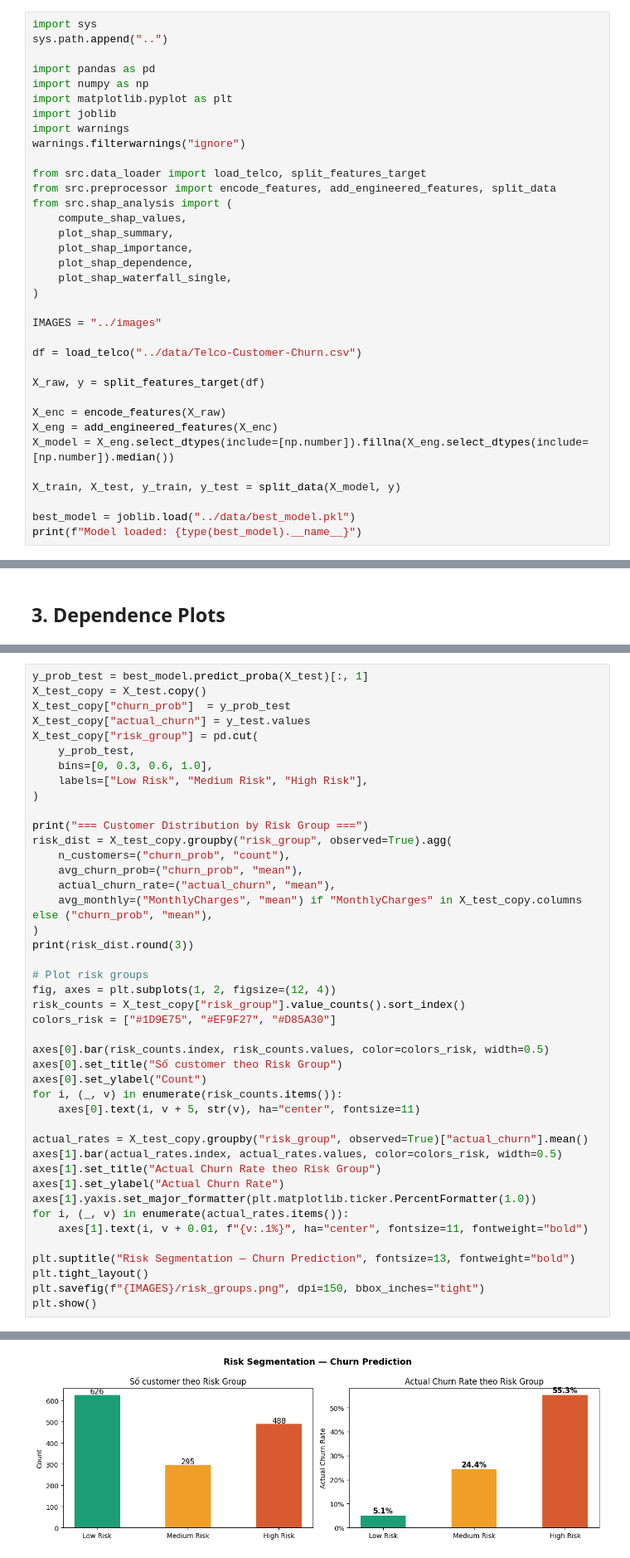
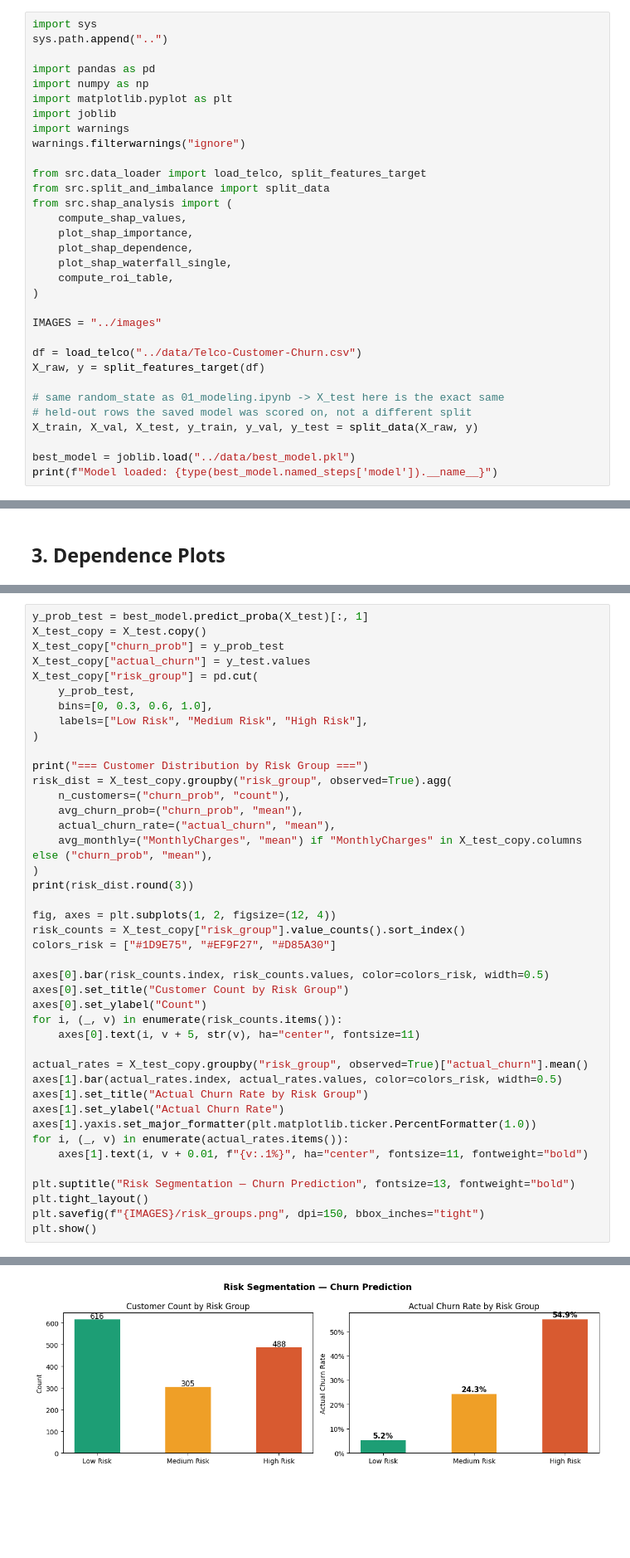
Before and after one commit to NamAnh-dev/Customer-Churn-Prediction, a Jupyter notebook: notebooks/02_shap.ipynb, the cells around one changed output, grey strips where cells are left out. Shown at 83% size. Cells and saved outputs as stored; diff of their text form; blank space fills up the shorter version.

```diff
--- a/notebooks/02_shap.ipynb
+++ b/notebooks/02_shap.ipynb
@@ -14,27 +14,24 @@ import warnings
 warnings.filterwarnings("ignore")
 
 from src.data_loader import load_telco, split_features_target
-from src.preprocessor import encode_features, add_engineered_features, split_data
+from src.split_and_imbalance import split_data
 from src.shap_analysis import (
     compute_shap_values,
-    plot_shap_summary,
     plot_shap_importance,
     plot_shap_dependence,
     plot_shap_waterfall_single,
+    compute_roi_table,
 )
 
 IMAGES = "../images"
 
 df = load_telco("../data/Telco-Customer-Churn.csv")
-
 X_raw, y = split_features_target(df)
 
-X_enc = encode_features(X_raw)
-X_eng = add_engineered_features(X_enc)
-X_model = X_eng.select_dtypes(include=[np.number]).fillna(X_eng.select_dtypes(include=[np.number]).median())
-
-X_train, X_test, y_train, y_test = split_data(X_model, y)
+# same random_state as 01_modeling.ipynb -> X_test here is the exact same
+# held-out rows the saved model was scored on, not a different split
+X_train, X_val, X_test, y_train, y_val, y_test = split_data(X_raw, y)
 
 best_model = joblib.load("../data/best_model.pkl")
-print(f"Model loaded: {type(best_model).__name__}")
+print(f"Model loaded: {type(best_model.named_steps['model']).__name__}")
 # %% [output]
@@ -143,7 +135,7 @@ plot_shap_waterfall_single(
 # %%
 y_prob_test = best_model.predict_proba(X_test)[:, 1]
 X_test_copy = X_test.copy()
-X_test_copy["churn_prob"]  = y_prob_test
+X_test_copy["churn_prob"] = y_prob_test
 X_test_copy["actual_churn"] = y_test.values
 X_test_copy["risk_group"] = pd.cut(
     y_prob_test,
@@ -160,20 +152,19 @@ risk_dist = X_test_copy.groupby("risk_group", observed=True).agg(
 )
 print(risk_dist.round(3))
 
-# Plot risk groups
 fig, axes = plt.subplots(1, 2, figsize=(12, 4))
 risk_counts = X_test_copy["risk_group"].value_counts().sort_index()
 colors_risk = ["#1D9E75", "#EF9F27", "#D85A30"]
 
 axes[0].bar(risk_counts.index, risk_counts.values, color=colors_risk, width=0.5)
-axes[0].set_title("Số customer theo Risk Group")
+axes[0].set_title("Customer Count by Risk Group")
 axes[0].set_ylabel("Count")
 for i, (_, v) in enumerate(risk_counts.items()):
     axes[0].text(i, v + 5, str(v), ha="center", fontsize=11)
 
 actual_rates = X_test_copy.groupby("risk_group", observed=True)["actual_churn"].mean()
 axes[1].bar(actual_rates.index, actual_rates.values, color=colors_risk, width=0.5)
-axes[1].set_title("Actual Churn Rate theo Risk Group")
+axes[1].set_title("Actual Churn Rate by Risk Group")
 axes[1].set_ylabel("Actual Churn Rate")
 axes[1].yaxis.set_major_formatter(plt.matplotlib.ticker.PercentFormatter(1.0))
 for i, (_, v) in enumerate(actual_rates.items()):
@@ -193 +184 @@ High Risk            488           0.774              0.553       76.759
-[figure, old version]
+[figure, new version]
```
Also changed, not shown: parts of 20 cells of this notebook, 33 other files.
